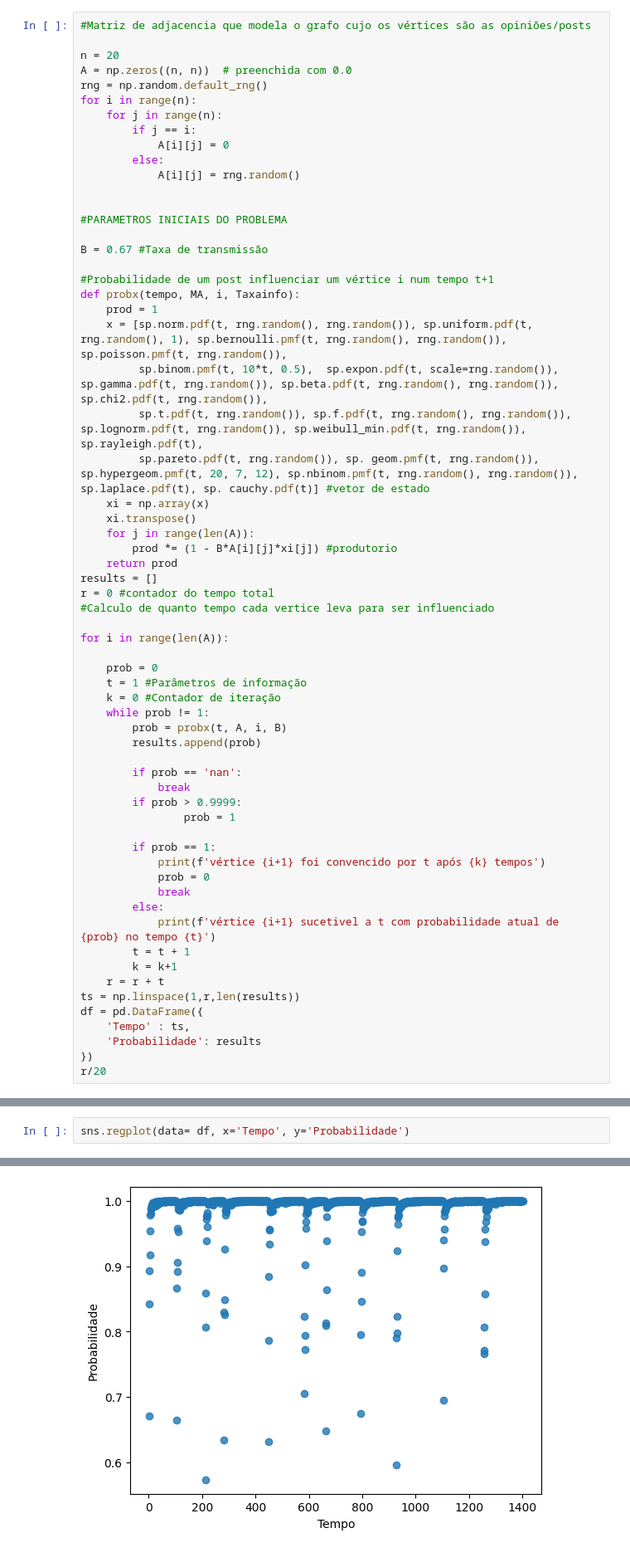
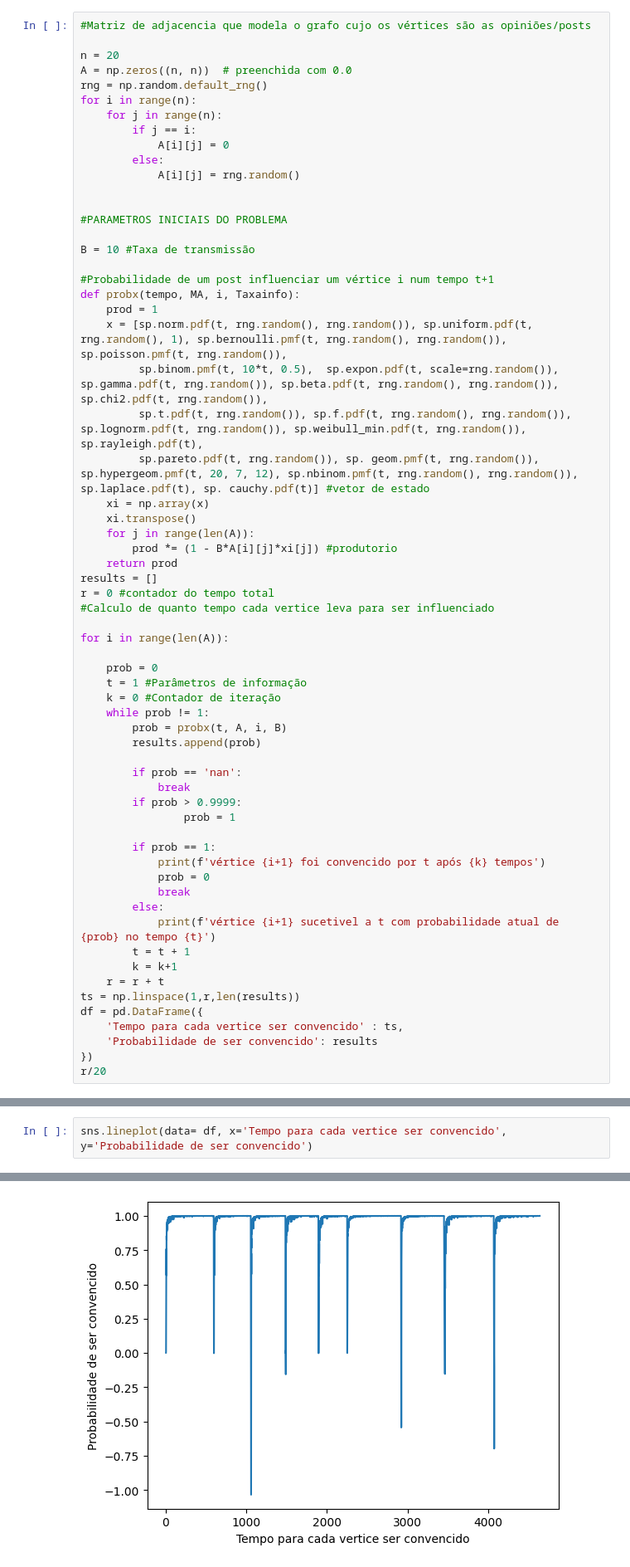
Before and after one commit to Caua-Gomes2005/Dinamica-de-Redes-Sociais-com-Teoria-de-Grafos, a Jupyter notebook: trabalho de discreta.ipynb, the cells around one changed output, grey strips where cells are left out. Shown at 83% size. Drawn from its saved outputs; the diff is of its cells as text.

```diff
--- a/trabalho de discreta.ipynb
+++ b/trabalho de discreta.ipynb
@@ -20,7 +20,7 @@ for i in range(n):
 
 #PARAMETROS INICIAIS DO PROBLEMA
 
-B = 0.67 #Taxa de transmissão
+B = 10 #Taxa de transmissão
 
 #Probabilidade de um post influenciar um vértice i num tempo t+1
 def probx(tempo, MA, i, Taxainfo):
@@ -63,8 +63,8 @@ for i in range(len(A)):
     r = r + t
 ts = np.linspace(1,r,len(results))
 df = pd.DataFrame({
-    'Tempo' : ts,
-    'Probabilidade': results
+    'Tempo para cada vertice ser convencido' : ts,
+    'Probabilidade de ser convencido': results
 })
 r/20
 # %% [output]
@@ -107,3 +106,3 @@ vértice 20 foi convencido por t após 0 tempos
 # %%
-sns.regplot(data= df, x='Tempo', y='Probabilidade')
+sns.lineplot(data= df, x='Tempo para cada vertice ser convencido', y='Probabilidade de ser convencido')
 # %% [output]
@@ -111,4 +110,4 @@ sns.regplot(data= df, x='Tempo', y='Probabilidade')
-[figure, old version]
+[figure, new version]
 # %%
 #Analise da conectividade do grafo
 #Matriz de Graus
```
Also changed, not shown: parts of 3 cells of this notebook.
